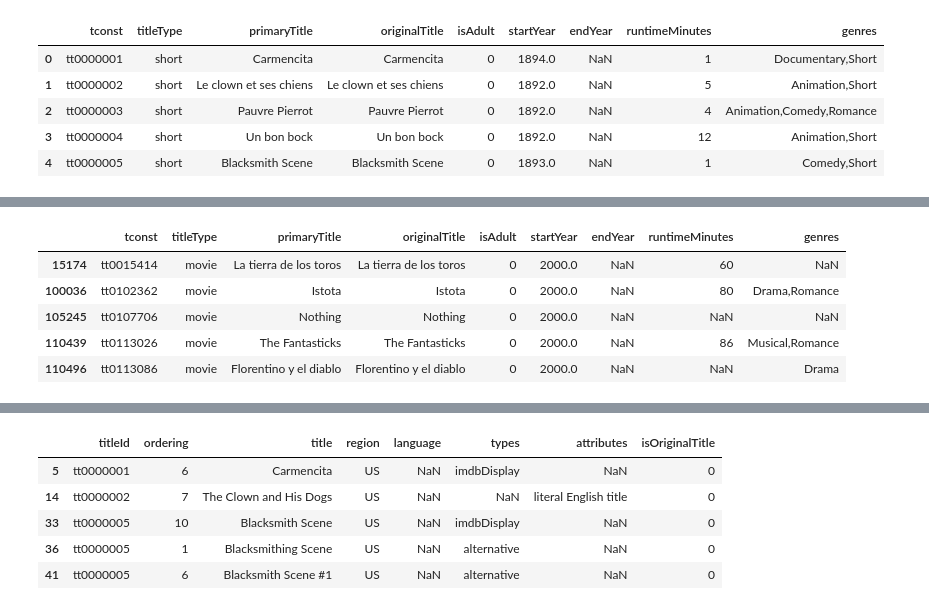
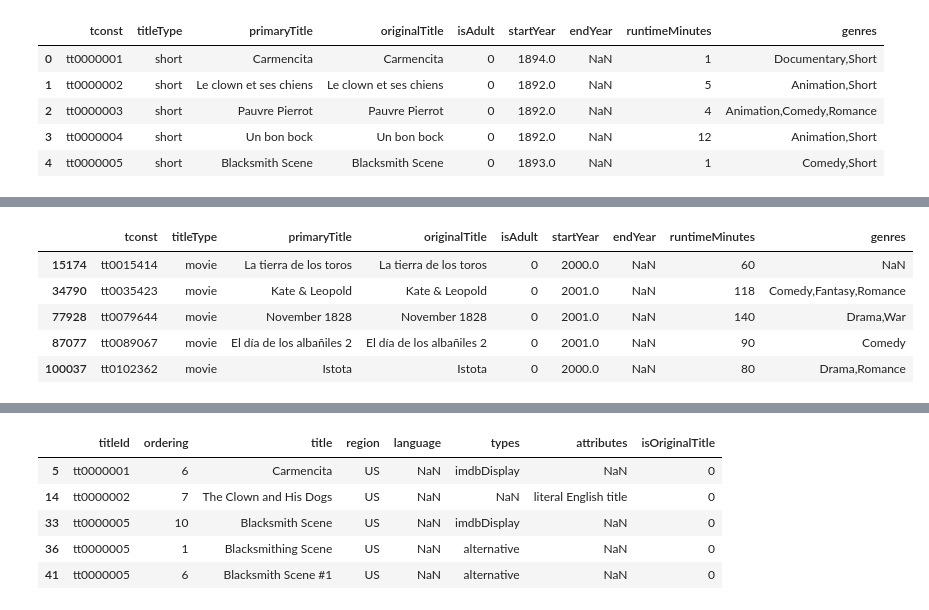
Before and after one commit to thomasgreenacre/DE_Wk1_Project-3--Part1--core-, a Jupyter notebook: DE_Wk1_Project3_Part1(core).ipynb, the cells around one changed output, grey strips where cells are left out. Cells and saved outputs as stored; diff of their text form; code cells hidden in the pictures.

```diff
--- a/DE_Wk1_Project3_Part1(core).ipynb
+++ b/DE_Wk1_Project3_Part1(core).ipynb
@@ -61,3 +62 @@ basics.head()
 basics['startYear']  = basics['startYear'].astype('float')
-# %%
-basics['startYear']  = basics['startYear'].astype('int')
@@ -170,12 +170,13 @@ basics.head()
 | 587 | tt0000591 | movie | The Prodigal Son | L'enfant prodigue | 0 | 1907.0 | NaN | 90 | Drama |
 | 610 | tt0000615 | movie | Robbery Under Arms | Robbery Under Arms | 0 | 1907.0 | NaN | NaN | Drama |
 # %%
-basics = basics[basics['startYear'] == 2000.0]
+#filter basics where startYear equals 2000 or 2001
+basics = basics[(basics['startYear'] == 2000.0 ) | (basics['startYear'] == 2001.0 )]
 basics.head()
 # %% [output]
 |  | tconst | titleType | primaryTitle | originalTitle | isAdult | startYear | endYear | runtimeMinutes | genres |
 | 15174 | tt0015414 | movie | La tierra de los toros | La tierra de los toros | 0 | 2000.0 | NaN | 60 | NaN |
-| 100036 | tt0102362 | movie | Istota | Istota | 0 | 2000.0 | NaN | 80 | Drama,Romance |
-| 105245 | tt0107706 | movie | Nothing | Nothing | 0 | 2000.0 | NaN | NaN | NaN |
-| 110439 | tt0113026 | movie | The Fantasticks | The Fantasticks | 0 | 2000.0 | NaN | 86 | Musical,Romance |
-| 110496 | tt0113086 | movie | Florentino y el diablo | Florentino y el diablo | 0 | 2000.0 | NaN | NaN | Drama |
+| 34790 | tt0035423 | movie | Kate & Leopold | Kate & Leopold | 0 | 2001.0 | NaN | 118 | Comedy,Fantasy,Romance |
+| 77928 | tt0079644 | movie | November 1828 | November 1828 | 0 | 2001.0 | NaN | 140 | Drama,War |
+| 87077 | tt0089067 | movie | El día de los albañiles 2 | El día de los albañiles 2 | 0 | 2001.0 | NaN | 90 | Comedy |
+| 100037 | tt0102362 | movie | Istota | Istota | 0 | 2000.0 | NaN | 80 | Drama,Romance |
```
Also changed, not shown: parts of 21 cells of this notebook, 3 other files.
